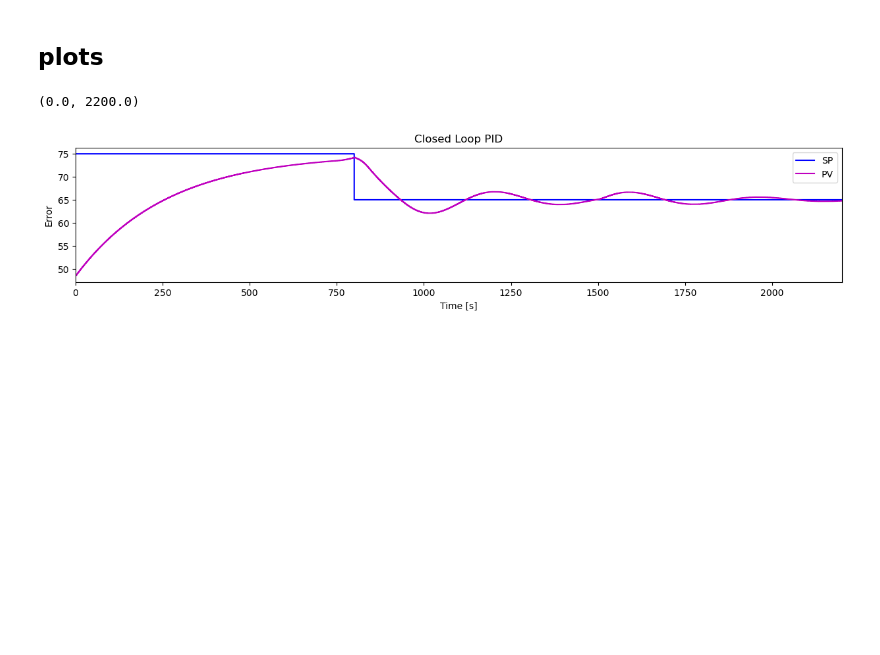
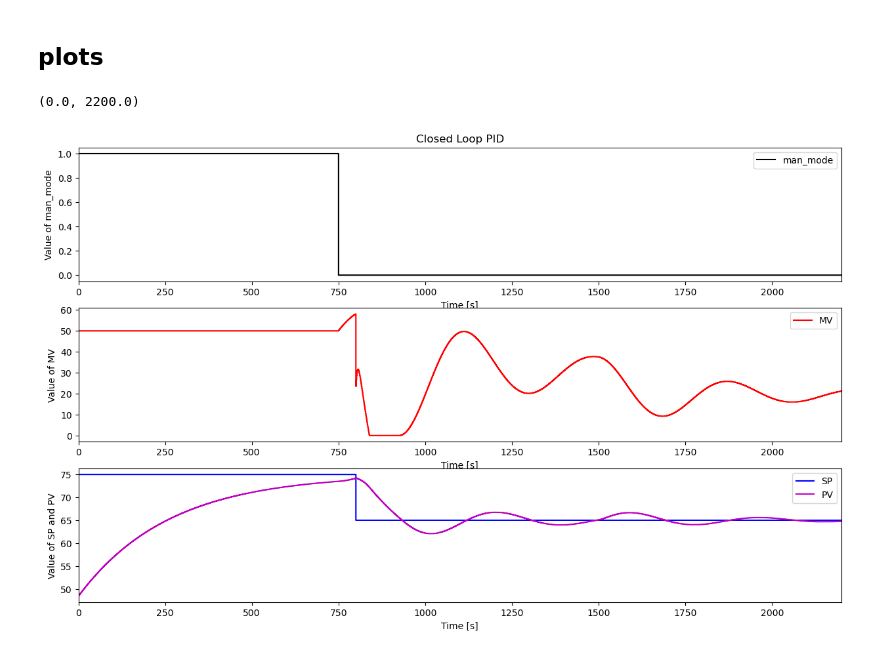
Before and after one commit to EliottNys/Control_Theory, a Jupyter notebook: Simulation CLP PID FF.ipynb, the cells around one changed output. Cells and saved outputs as stored; diff of their text form; code cells hidden in the pictures; blank space fills up the shorter version.

Commit message:
finished plots and added IMC_Tuning

```diff
--- a/Simulation CLP PID FF.ipynb
+++ b/Simulation CLP PID FF.ipynb
@@ -121,14 +121,28 @@ for i in range(0,N):
 # %%
 plt.figure(figsize = (15,9))
 
 plt.subplot(3,1,1)
 plt.title('Closed Loop PID')
-plt.step(t,SP,'b-',label='SP',where='post')
-plt.step(t,PV,'m-',label='PV',where='post')
-plt.ylabel('Error')
+plt.step(t,man_mode,'black',label='man_mode',where='post')
+plt.ylabel('Value of man_mode')
 plt.xlabel('Time [s]')
 plt.legend(loc='best')
 plt.xlim([0, TSim])
+
+plt.subplot(3,1,2)
+plt.step(t,MV,'red',label='MV',where='post')
+plt.ylabel('Value of MV')
+plt.xlabel('Time [s]')
+plt.legend(loc='best')
+plt.xlim([0, TSim])
+
+plt.subplot(3,1,3)
+plt.step(t,SP,'b-',label='SP',where='post')
+plt.step(t,PV,'m-',label='PV',where='post')
+plt.ylabel('Value of SP and PV')
+plt.xlabel('Time [s]')
+plt.legend(loc='best')
+plt.xlim([0, TSim])
 # %% [output]
 (0.0, 2200.0)
-[figure, old version]
+[figure, new version]
```
Also changed, not shown: parts of 2 cells of this notebook.
